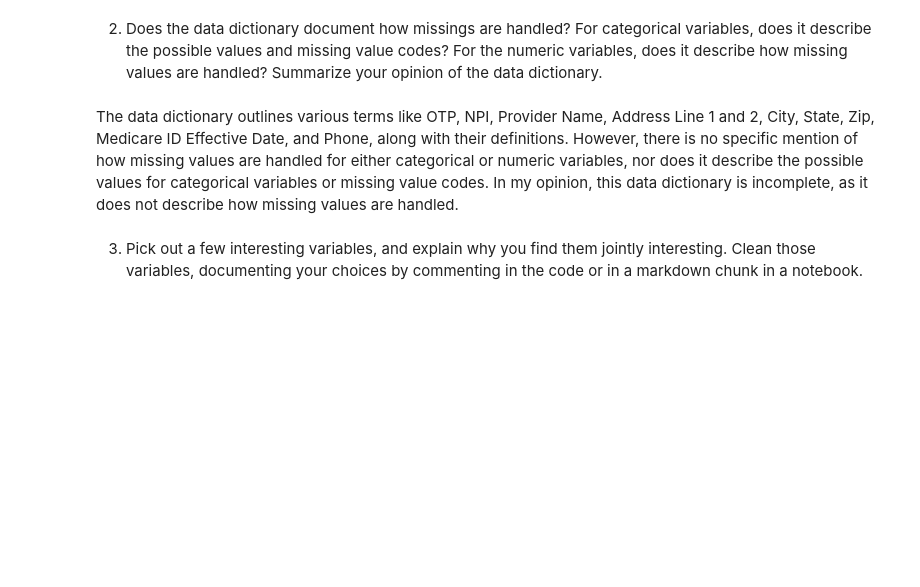
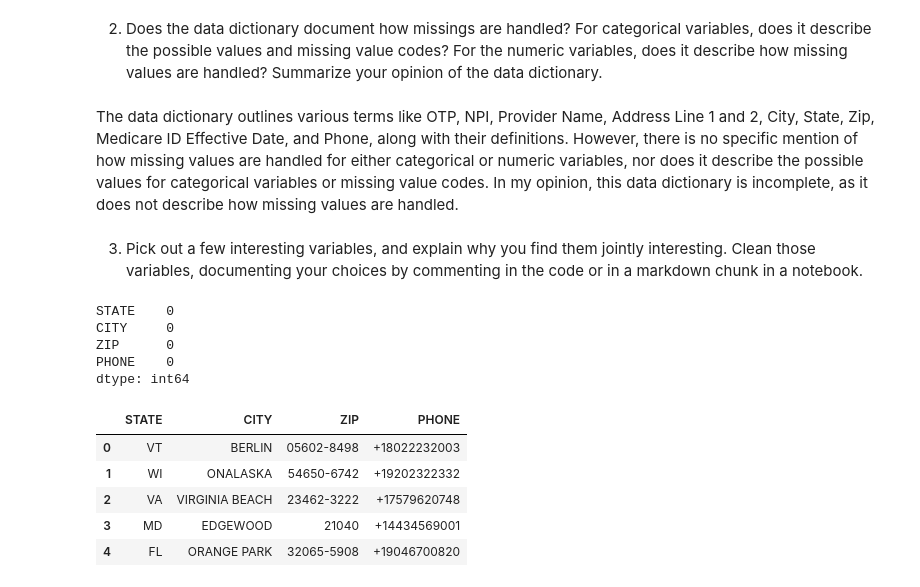
Before and after one commit to fourchain40/visualization, a Jupyter notebook: assignment/assignment.ipynb, the cells around one changed output. Cells and saved outputs as stored; diff of their text form; code cells hidden in the pictures; blank space fills up the shorter version.

```diff
--- a/assignment/assignment.ipynb
+++ b/assignment/assignment.ipynb
@@ -254,5 +254,20 @@ The data dictionary outlines various terms like OTP, NPI, Provider Name, Address
 # %%
 import pandas as pd
 df = pd.read_csv('OPIOID_TREATMENT_PROGRAM_PROVIDERS_02122024.csv')
-missing_values = df[['STATE', 'CITY', 'ZIP', 'PHONE']].isnull().sum()
+missing_values = df[['STATE', 'CITY', 'ZIP', 'PHONE']].isnull().sum() #check for missing values
+df['ZIP'] = df['ZIP'].astype(str) #ensures ZIP codes are strings in the case of leading zeros
+df['PHONE'] = df['PHONE'].apply(lambda x: f"+1{x}") #all American numbers should start with +1
 print(missing_values)
+df[['STATE', 'CITY', 'ZIP', 'PHONE']].head()
+# %% [output]
+STATE    0
+CITY     0
+ZIP      0
+PHONE    0
+dtype: int64
+|  | STATE | CITY | ZIP | PHONE |
+| 0 | VT | BERLIN | 05602-8498 | +18022232003 |
+| 1 | WI | ONALASKA | 54650-6742 | +19202322332 |
+| 2 | VA | VIRGINIA BEACH | 23462-3222 | +17579620748 |
+| 3 | MD | EDGEWOOD | 21040 | +14434569001 |
+| 4 | FL | ORANGE PARK | 32065-5908 | +19046700820 |
```
